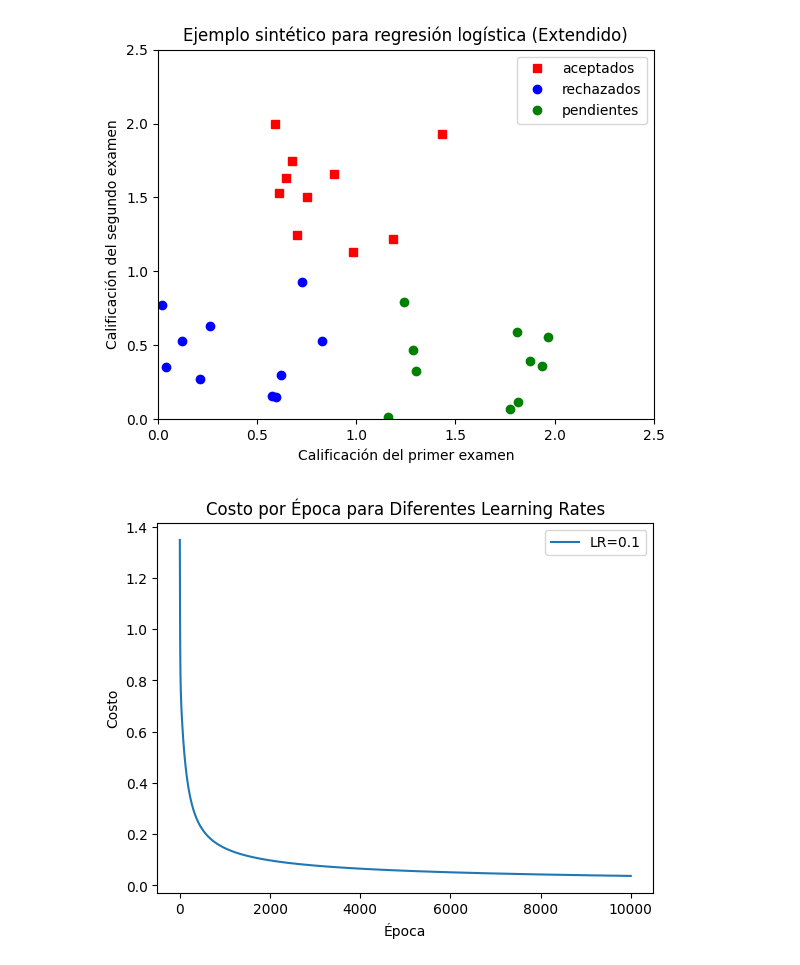
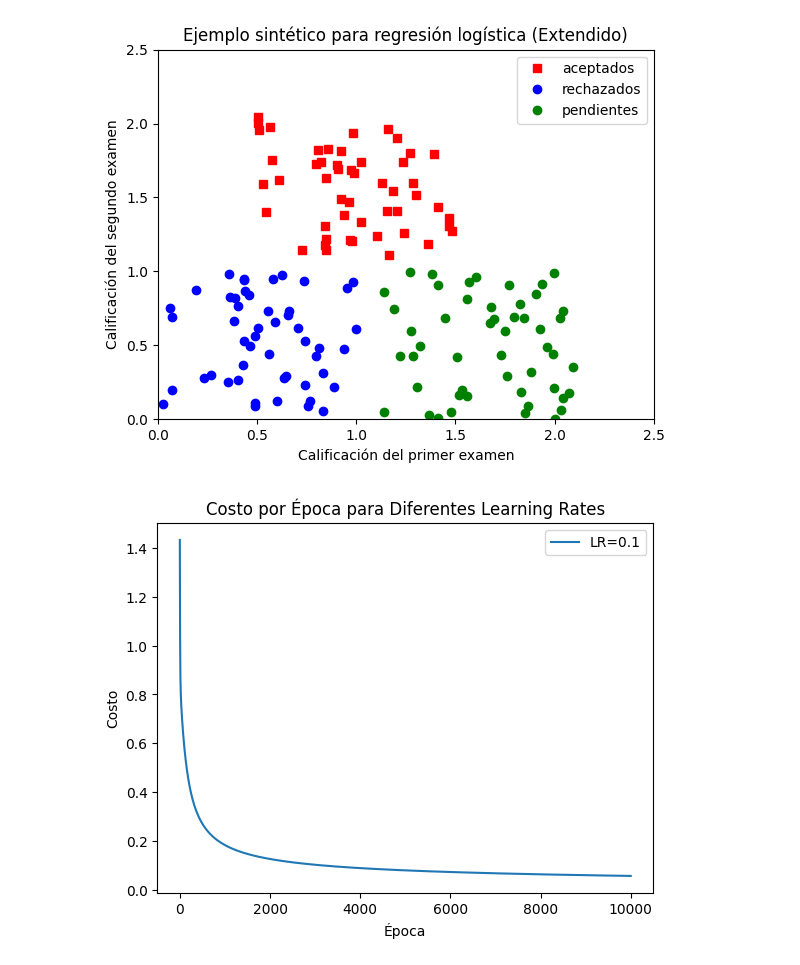
Before and after one commit to juancfaz/Machine-Learning, a Jupyter notebook: softmax.ipynb, the cells around one changed output. Drawn from its saved outputs; the diff is of its cells as text; code cells hidden in the pictures.

```diff
--- a/softmax.ipynb
+++ b/softmax.ipynb
@@ -37,58 +37,30 @@ def gradiente(x, y_true, y_pred):
 # %%
 import random
 np.random.seed(random.randint(0, 1000))
 x = np.random.randn(100, 2)  # 100 ejemplos de 2 características
 y = np.random.choice([0, 1, 2], size=100)  # Tres clases
 
-random_points_class0 = np.random.rand(10, 2) * np.array([1, 1])
-random_points_class1 = np.random.rand(10, 2) * np.array([1, 1]) + np.array([0.5, 1.1])
-random_points_class2 = np.random.rand(10, 2) * np.array([1, 1]) + np.array([1.1, 0])
+random_points_class0 = np.random.rand(50, 2) * np.array([1, 1])
+random_points_class1 = np.random.rand(50, 2) * np.array([1, 1]) + np.array([0.5, 1.1])
+random_points_class2 = np.random.rand(50, 2) * np.array([1, 1]) + np.array([1.1, 0])
 
 # Agregar los nuevos puntos a los datos existentes
 x_extended = np.vstack([random_points_class0, random_points_class1, random_points_class2])
-y_extended = np.hstack([np.zeros(10), np.ones(10), 2*np.ones(10)])
+y_extended = np.hstack([np.zeros(50), np.ones(50), 2*np.ones(50)])
 
 # Graficar los puntos extendidos
 plt.plot(x_extended[y_extended == 1, 0], x_extended[y_extended == 1, 1], 'sr', label='aceptados')
 plt.plot(x_extended[y_extended == 0, 0], x_extended[y_extended == 0, 1], 'ob', label='rechazados')
 plt.plot(x_extended[y_extended == 2, 0], x_extended[y_extended == 2, 1], 'go', label='pendientes')
 plt.title(u'Ejemplo sintético para regresión logística (Extendido)')
 plt.xlabel(u'Calificación del primer examen')
 plt.ylabel(u'Calificación del segundo examen')
 plt.axis([0, 2.5, 0, 2.5])
 plt.legend(loc=0)
 plt.show()
 # %% [output]
-[figure, old version]
+[figure, new version]
 # %%
-# Función softmax
-def softmax(z):
-    max_z = np.max(z)
-    eta = z - max_z  # Aplicar la subtracción del máximo
-
-    log_softmax = eta - np.log(np.sum(np.exp(eta), axis=1, keepdims=True))
-    softmax_result = np.exp(log_softmax)
-
-    return softmax_result
-
-# Función de costo
-def costo(y_true, y_pred):
-    M = y_true.shape[0]
-    costo = -(1/M) * np.sum(np.sum(y_true * np.log(y_pred + 1e-15)))
-    return costo
-
-# Función de gradiente
-def gradiente(x, y_true, y_pred):
-    M = y_true.shape[0]
-
-    # Gradiente con respecto a los pesos w
-    deltaw = np.dot(x.T, (y_pred - y_true)) / M
-
-    # Gradiente con respecto al sesgo b
-    deltab = np.sum(y_pred - y_true, axis=0) / M
-
-    return deltaw, deltab
-
 # Codificar las etiquetas con LabelEncoder
 label_encoder = LabelEncoder()
 y_encoded = label_encoder.fit_transform(y_extended)
@@ -133,7 +105,7 @@ plt.legend()
 plt.title('Costo por Época para Diferentes Learning Rates')
 plt.show()
 # %% [output]
-[figure, old version]
+[figure, new version]
 # %%
 xx, yy = np.meshgrid(np.linspace(x_extended[:, 0].min(), x_extended[:, 0].max(), 100),
                          np.linspace(x_extended[:, 1].min(), x_extended[:, 1].max(), 100))
```
Also changed, not shown: parts of 1 cell of this notebook.
